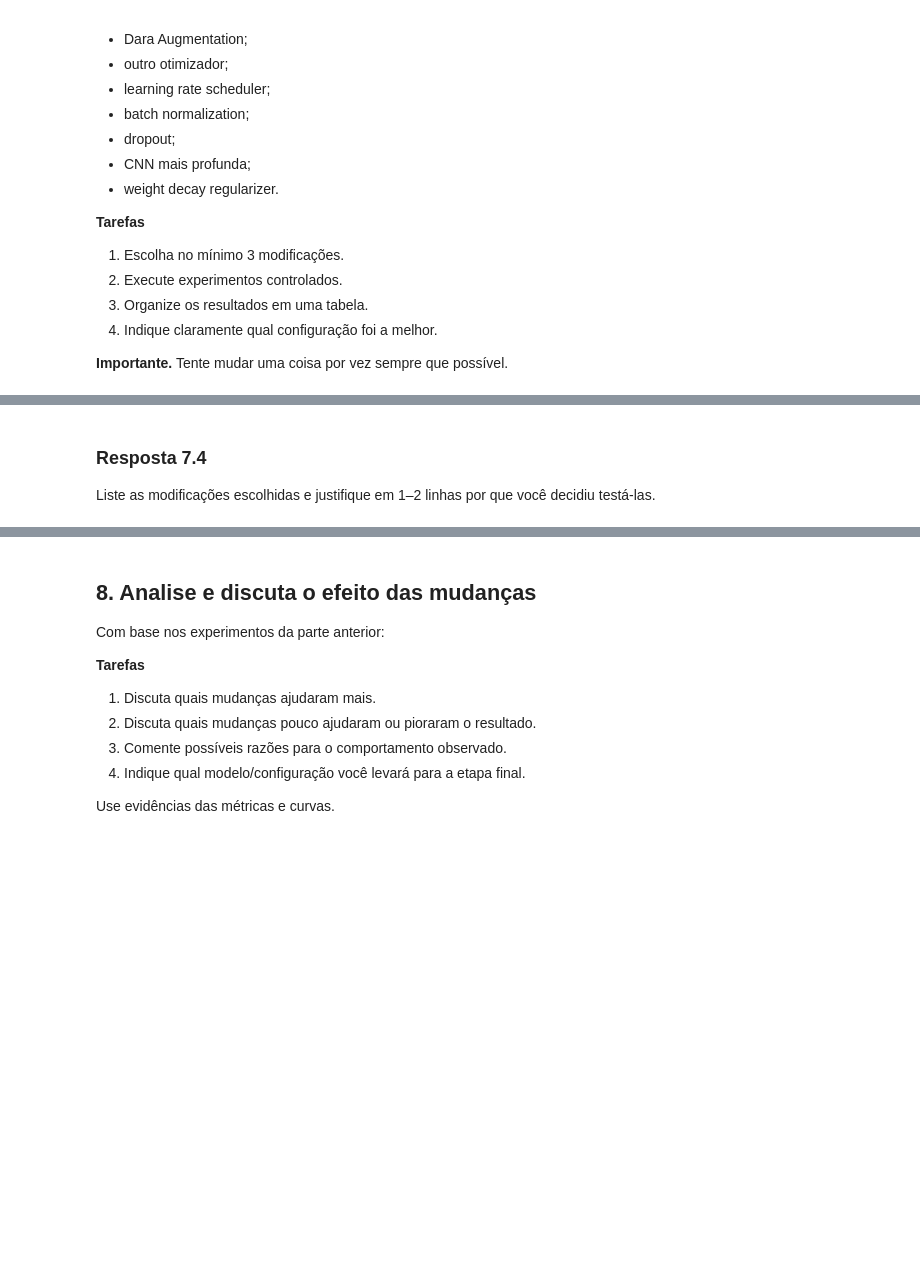
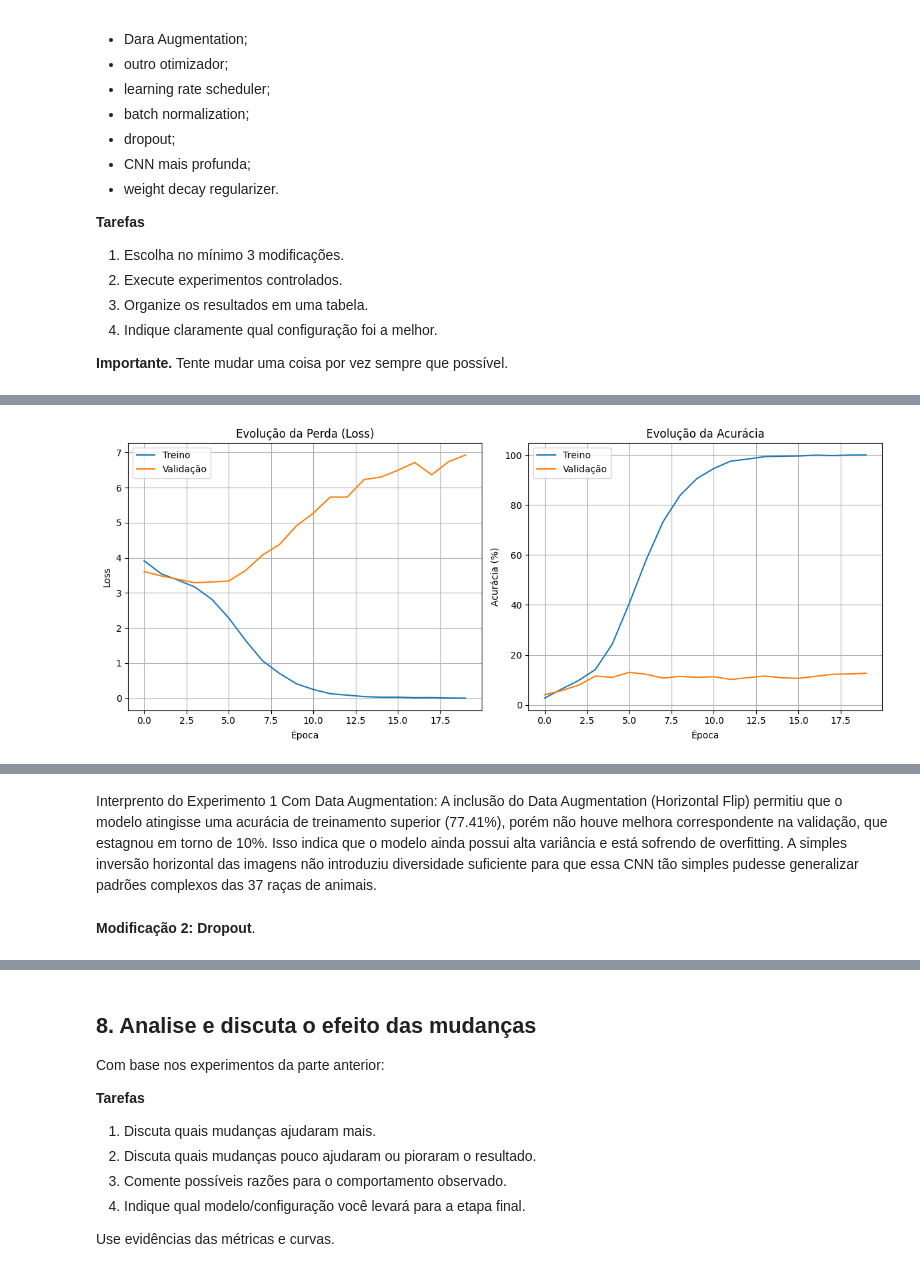
Before and after one commit to Heri-impatech/trabalho_I_ml2, a Jupyter notebook: trabalho_1/classificacao_com_cnn.ipynb, the cells around one changed output, grey strips where cells are left out. Drawn from its saved outputs; the diff is of its cells as text; code cells hidden in the pictures; blank space fills up the shorter version.

```diff
--- a/trabalho_1/classificacao_com_cnn.ipynb
+++ b/trabalho_1/classificacao_com_cnn.ipynb
@@ -941,4 +911,31 @@ Iniciando o treinamento da CNN com Data Augmentation...
-# %% [markdown]
-### Resposta 7.4
-
-Liste as modificações escolhidas e justifique em 1–2 linhas por que você decidiu testá-las.
+# %%
+plt.figure(figsize=(12, 5))
+
+# Gráfico 1: Loss (Perda)
+plt.subplot(1, 2, 1)
+plt.plot(historico_cnn_aug['train_loss'], label='Treino')
+plt.plot(historico_cnn_aug['val_loss'], label='Validação')
+plt.title('Evolução da Perda (Loss)')
+plt.xlabel('Época')
+plt.ylabel('Loss')
+plt.legend()
+plt.grid(True)
+
+# Gráfico 2: Acurácia
+plt.subplot(1, 2, 2)
+plt.plot(historico_cnn_aug['train_acc'], label='Treino')
+plt.plot(historico_cnn_aug['val_acc'], label='Validação')
+plt.title('Evolução da Acurácia')
+plt.xlabel('Época')
+plt.ylabel('Acurácia (%)')
+plt.legend()
+plt.grid(True)
+
+plt.tight_layout()
+plt.show()
+
+# 5.5: Reportar métricas finais em validação
+final_loss, final_acc = evaluate(modelo_cnn_simples_aug, validacao_loader_norm, criterion_cnn_aug, device)
+print(f"Métricas Finais na Validação - Loss: {final_loss:.4f} | Acc: {final_acc:.2f}%")
+# %% [output]
+[figure, added]
@@ -944,0 +943,4 @@ Liste as modificações escolhidas e justifique em 1–2 linhas por que você de
+# %% [markdown]
+Interprento do Experimento 1 Com Data Augmentation: A inclusão do Data Augmentation (Horizontal Flip) permitiu que o modelo atingisse uma acurácia de treinamento superior (77.41%), porém não houve melhora correspondente na validação, que estagnou em torno de 10%. Isso indica que o modelo ainda possui alta variância e está sofrendo de overfitting. A simples inversão horizontal das imagens não introduziu diversidade suficiente para que essa CNN tão simples pudesse generalizar padrões complexos das 37 raças de animais.
+# %% [markdown]
+**Modificação 2: Dropout**.
```
Also changed, not shown: parts of 13 cells of this notebook.
